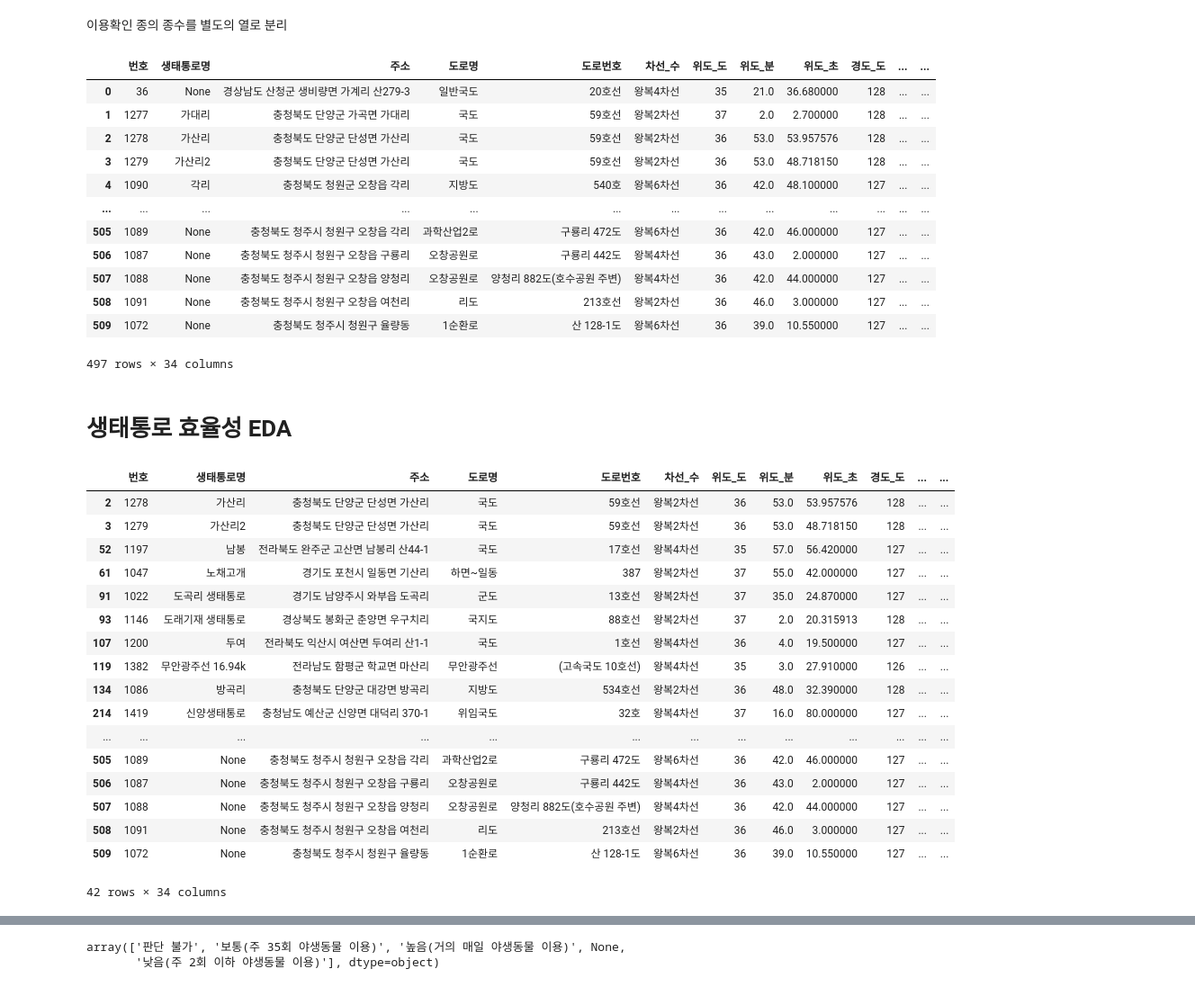
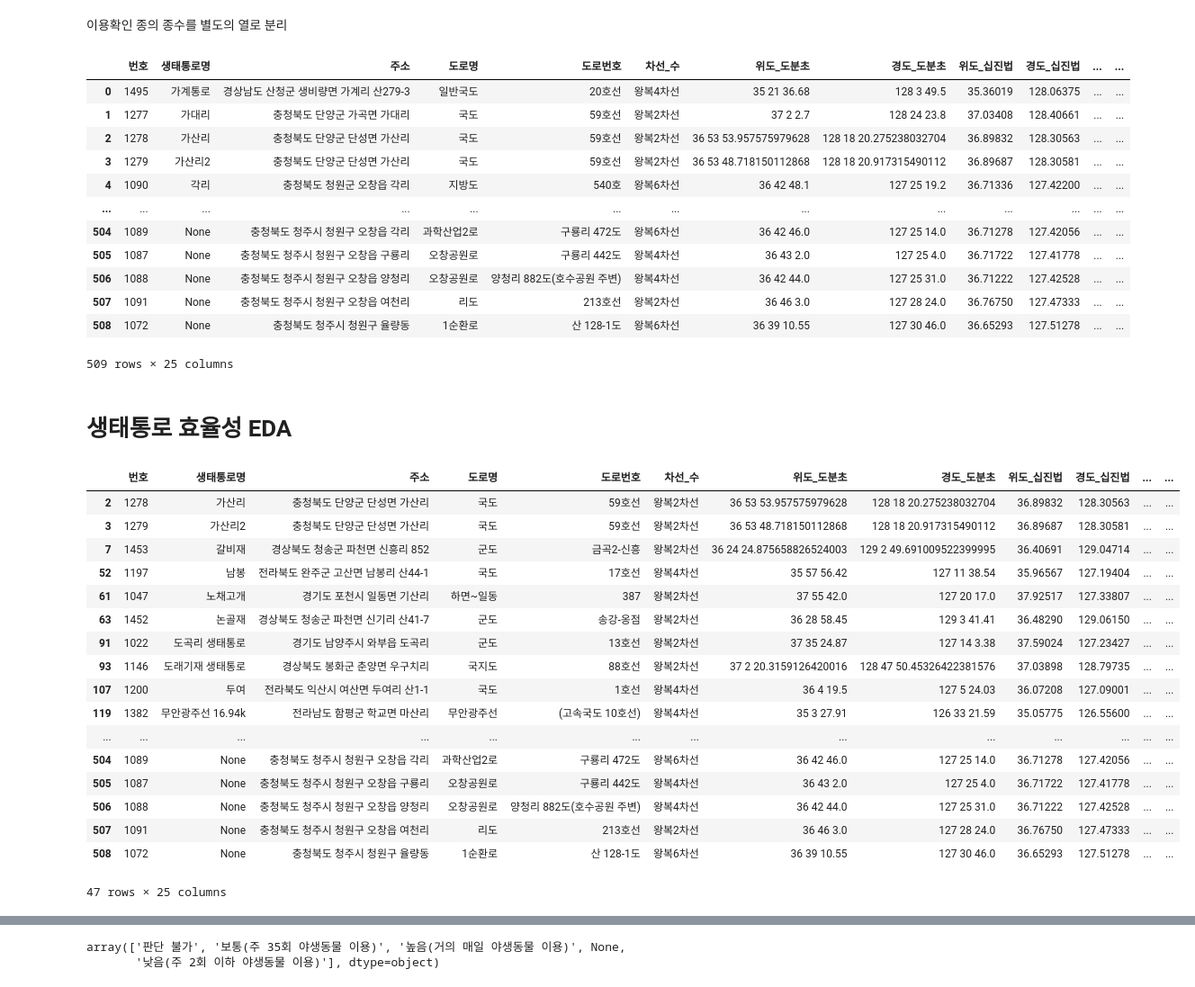
Before and after one commit to HKLeeeee/datacampus_dao, a Jupyter notebook: preprocessing/생태통로 정성지표 라벨링.ipynb, the cells around one changed output, grey strips where cells are left out. Shown at 90% size. Drawn from its saved outputs; the diff is of its cells as text; code cells hidden in the pictures.

```diff
--- a/preprocessing/생태통로 정성지표 라벨링.ipynb
+++ b/preprocessing/생태통로 정성지표 라벨링.ipynb
@@ -22,6 +23,6 @@ def load_data_from_rds(tabel_name):
   df = pd.read_sql(sql, db_connection)
   return df
 # %%
-df = load_data_from_rds('Re_Main_승현')
+df = load_data_from_rds('MainData_현수')
 df
 # %% [output]
@@ -84,7 +85,7 @@ col
 # %% [markdown]
 # 이용확인종 문자열 처리
 # %%
-monitored = df[col[-2]].to_list()
+monitored = df[col[-5]].to_list()
 # %%
 monitored = [x.split('\n') if x is not None else x for x in monitored]
 for i, m in enumerate(monitored):
@@ -96,6 +97,6 @@ print(monitored)
 # %% [output]
 [None, None, ['고라니', '멧돼지', '파충류'], ['고라니', '멧돼지', '파충류'], ['개', '고양이', '다람쥐'], ['고라니', '너구리', '멧돼지', '다람쥐'], None, ['고라니', '너구리', '멧돼지'], None, None, None, None, None, None, None, None, None, None, [ ...
 # %%
-df[col[-2]]=monitored
+df[col[-5]]=monitored
 df
 # %% [output]
@@ -115,42 +116,42 @@ df
 # %% [markdown]
 이용확인 종의 종수를 별도의 열로 분리
 # %%
-df['이용확인 종 수'] = [len(x) if x is not None else 0 for x in df[col[-2]]]
+df['이용확인 종 수'] = [len(x) if x is not None else 0 for x in df[col[-5]]]
 df
 # %% [output]
-|  | 번호 | 생태통로명 | 주소 | 도로명 | 도로번호 | 차선_수 | 위도_도 | 위도_분 | 위도_초 | 경도_도 | ... | ... |
-| 0 | 36 | None | 경상남도 산청군 생비량면 가계리 산279-3 | 일반국도 | 20호선 | 왕복4차선 | 35 | 21.0 | 36.680000 | 128 | ... | ... |
-| 1 | 1277 | 가대리 | 충청북도 단양군 가곡면 가대리 | 국도 | 59호선 | 왕복2차선 | 37 | 2.0 | 2.700000 | 128 | ... | ... |
-| 2 | 1278 | 가산리 | 충청북도 단양군 단성면 가산리 | 국도 | 59호선 | 왕복2차선 | 36 | 53.0 | 53.957576 | 128 | ... | ... |
-| 3 | 1279 | 가산리2 | 충청북도 단양군 단성면 가산리 | 국도 | 59호선 | 왕복2차선 | 36 | 53.0 | 48.718150 | 128 | ... | ... |
-| 4 | 1090 | 각리 | 충청북도 청원군 오창읍 각리 | 지방도 | 540호 | 왕복6차선 | 36 | 42.0 | 48.100000 | 127 | ... | ... |
+|  | 번호 | 생태통로명 | 주소 | 도로명 | 도로번호 | 차선_수 | 위도_도분초 | 경도_도분초 | 위도_십진법 | 경도_십진법 | ... | ... |
+| 0 | 1495 | 가계통로 | 경상남도 산청군 생비량면 가계리 산279-3 | 일반국도 | 20호선 | 왕복4차선 | 35 21 36.68 | 128 3 49.5 | 35.36019 | 128.06375 | ... | ... |
+| 1 | 1277 | 가대리 | 충청북도 단양군 가곡면 가대리 | 국도 | 59호선 | 왕복2차선 | 37 2 2.7 | 128 24 23.8 | 37.03408 | 128.40661 | ... | ... |
+| 2 | 1278 | 가산리 | 충청북도 단양군 단성면 가산리 | 국도 | 59호선 | 왕복2차선 | 36 53 53.957575979628 | 128 18 20.275238032704 | 36.89832 | 128.30563 | ... | ... |
+| 3 | 1279 | 가산리2 | 충청북도 단양군 단성면 가산리 | 국도 | 59호선 | 왕복2차선 | 36 53 48.718150112868 | 128 18 20.917315490112 | 36.89687 | 128.30581 | ... | ... |
+| 4 | 1090 | 각리 | 충청북도 청원군 오창읍 각리 | 지방도 | 540호 | 왕복6차선 | 36 42 48.1 | 127 25 19.2 | 36.71336 | 127.42200 | ... | ... |
 | ... | ... | ... | ... | ... | ... | ... | ... | ... | ... | ... | ... | ... |
-| 505 | 1089 | None | 충청북도 청주시 청원구 오창읍 각리 | 과학산업2로 | 구룡리 472도 | 왕복6차선 | 36 | 42.0 | 46.000000 | 127 | ... | ... |
-| 506 | 1087 | None | 충청북도 청주시 청원구 오창읍 구룡리 | 오창공원로 | 구룡리 442도 | 왕복4차선 | 36 | 43.0 | 2.000000 | 127 | ... | ... |
-| 507 | 1088 | None | 충청북도 청주시 청원구 오창읍 양청리 | 오창공원로 | 양청리 882도(호수공원 주변) | 왕복4차선 | 36 | 42.0 | 44.000000 | 127 | ... | ... |
-| 508 | 1091 | None | 충청북도 청주시 청원구 오창읍 여천리 | 리도 | 213호선 | 왕복2차선 | 36 | 46.0 | 3.000000 | 127 | ... | ... |
-| 509 | 1072 | None | 충청북도 청주시 청원구 율량동 | 1순환로 | 산 128-1도 | 왕복6차선 | 36 | 39.0 | 10.550000 | 127 | ... | ... |
+| 504 | 1089 | None | 충청북도 청주시 청원구 오창읍 각리 | 과학산업2로 | 구룡리 472도 | 왕복6차선 | 36 42 46.0 | 127 25 14.0 | 36.71278 | 127.42056 | ... | ... |
+| 505 | 1087 | None | 충청북도 청주시 청원구 오창읍 구룡리 | 오창공원로 | 구룡리 442도 | 왕복4차선 | 36 43 2.0 | 127 25 4.0 | 36.71722 | 127.41778 | ... | ... |
+| 506 | 1088 | None | 충청북도 청주시 청원구 오창읍 양청리 | 오창공원로 | 양청리 882도(호수공원 주변) | 왕복4차선 | 36 42 44.0 | 127 25 31.0 | 36.71222 | 127.42528 | ... | ... |
+| 507 | 1091 | None | 충청북도 청주시 청원구 오창읍 여천리 | 리도 | 213호선 | 왕복2차선 | 36 46 3.0 | 127 28 24.0 | 36.76750 | 127.47333 | ... | ... |
+| 508 | 1072 | None | 충청북도 청주시 청원구 율량동 | 1순환로 | 산 128-1도 | 왕복6차선 | 36 39 10.55 | 127 30 46.0 | 36.65293 | 127.51278 | ... | ... |
-497 rows × 34 columns
+509 rows × 25 columns
 # %% [markdown]
 # 생태통로 효율성 EDA
 # %%
-df[(df['생태통로효율성']=='판단 불가') & (df[col[-2]].notnull())]
+df[((df['생태통로효율성']=='판단 불가') | (df['생태통로효율성'].isnull())) & (df[col[-5]].notnull())]
 # %% [output]
-|  | 번호 | 생태통로명 | 주소 | 도로명 | 도로번호 | 차선_수 | 위도_도 | 위도_분 | 위도_초 | 경도_도 | ... | ... |
-| 2 | 1278 | 가산리 | 충청북도 단양군 단성면 가산리 | 국도 | 59호선 | 왕복2차선 | 36 | 53.0 | 53.957576 | 128 | ... | ... |
-| 3 | 1279 | 가산리2 | 충청북도 단양군 단성면 가산리 | 국도 | 59호선 | 왕복2차선 | 36 | 53.0 | 48.718150 | 128 | ... | ... |
-| 52 | 1197 | 남봉 | 전라북도 완주군 고산면 남봉리 산44-1 | 국도 | 17호선 | 왕복4차선 | 35 | 57.0 | 56.420000 | 127 | ... | ... |
-| 61 | 1047 | 노채고개 | 경기도 포천시 일동면 기산리 | 하면~일동 | 387 | 왕복2차선 | 37 | 55.0 | 42.000000 | 127 | ... | ... |
-| 91 | 1022 | 도곡리 생태통로 | 경기도 남양주시 와부읍 도곡리 | 군도 | 13호선 | 왕복2차선 | 37 | 35.0 | 24.870000 | 127 | ... | ... |
-| 93 | 1146 | 도래기재 생태통로 | 경상북도 봉화군 춘양면 우구치리 | 국지도 | 88호선 | 왕복2차선 | 37 | 2.0 | 20.315913 | 128 | ... | ... |
-| 107 | 1200 | 두여 | 전라북도 익산시 여산면 두여리 산1-1 | 국도 | 1호선 | 왕복4차선 | 36 | 4.0 | 19.500000 | 127 | ... | ... |
-| 119 | 1382 | 무안광주선 16.94k | 전라남도 함평군 학교면 마산리 | 무안광주선 | (고속국도 10호선) | 왕복4차선 | 35 | 3.0 | 27.910000 | 126 | ... | ... |
-| 134 | 1086 | 방곡리 | 충청북도 단양군 대강면 방곡리 | 지방도 | 534호선 | 왕복2차선 | 36 | 48.0 | 32.390000 | 128 | ... | ... |
-| 214 | 1419 | 신양생태통로 | 충청남도 예산군 신양면 대덕리 370-1 | 위임국도 | 32호 | 왕복4차선 | 37 | 16.0 | 80.000000 | 127 | ... | ... |
+|  | 번호 | 생태통로명 | 주소 | 도로명 | 도로번호 | 차선_수 | 위도_도분초 | 경도_도분초 | 위도_십진법 | 경도_십진법 | ... | ... |
+| 2 | 1278 | 가산리 | 충청북도 단양군 단성면 가산리 | 국도 | 59호선 | 왕복2차선 | 36 53 53.957575979628 | 128 18 20.275238032704 | 36.89832 | 128.30563 | ... | ... |
+| 3 | 1279 | 가산리2 | 충청북도 단양군 단성면 가산리 | 국도 | 59호선 | 왕복2차선 | 36 53 48.718150112868 | 128 18 20.917315490112 | 36.89687 | 128.30581 | ... | ... |
+| 7 | 1453 | 갈비재 | 경상북도 청송군 파천면 신흥리 852 | 군도 | 금곡2-신흥 | 왕복2차선 | 36 24 24.875658826524003 | 129 2 49.691009522399995 | 36.40691 | 129.04714 | ... | ... |
+| 52 | 1197 | 남봉 | 전라북도 완주군 고산면 남봉리 산44-1 | 국도 | 17호선 | 왕복4차선 | 35 57 56.42 | 127 11 38.54 | 35.96567 | 127.19404 | ... | ... |
+| 61 | 1047 | 노채고개 | 경기도 포천시 일동면 기산리 | 하면~일동 | 387 | 왕복2차선 | 37 55 42.0 | 127 20 17.0 | 37.92517 | 127.33807 | ... | ... |
+| 63 | 1452 | 논골재 | 경상북도 청송군 파천면 신기리 산41-7 | 군도 | 송강-옹점 | 왕복2차선 | 36 28 58.45 | 129 3 41.41 | 36.48290 | 129.06150 | ... | ... |
+| 91 | 1022 | 도곡리 생태통로 | 경기도 남양주시 와부읍 도곡리 | 군도 | 13호선 | 왕복2차선 | 37 35 24.87 | 127 14 3.38 | 37.59024 | 127.23427 | ... | ... |
+| 93 | 1146 | 도래기재 생태통로 | 경상북도 봉화군 춘양면 우구치리 | 국지도 | 88호선 | 왕복2차선 | 37 2 20.3159126420016 | 128 47 50.45326422381576 | 37.03898 | 128.79735 | ... | ... |
+| 107 | 1200 | 두여 | 전라북도 익산시 여산면 두여리 산1-1 | 국도 | 1호선 | 왕복4차선 | 36 4 19.5 | 127 5 24.03 | 36.07208 | 127.09001 | ... | ... |
+| 119 | 1382 | 무안광주선 16.94k | 전라남도 함평군 학교면 마산리 | 무안광주선 | (고속국도 10호선) | 왕복4차선 | 35 3 27.91 | 126 33 21.59 | 35.05775 | 126.55600 | ... | ... |
 | ... | ... | ... | ... | ... | ... | ... | ... | ... | ... | ... | ... | ... |
-| 505 | 1089 | None | 충청북도 청주시 청원구 오창읍 각리 | 과학산업2로 | 구룡리 472도 | 왕복6차선 | 36 | 42.0 | 46.000000 | 127 | ... | ... |
-| 506 | 1087 | None | 충청북도 청주시 청원구 오창읍 구룡리 | 오창공원로 | 구룡리 442도 | 왕복4차선 | 36 | 43.0 | 2.000000 | 127 | ... | ... |
-| 507 | 1088 | None | 충청북도 청주시 청원구 오창읍 양청리 | 오창공원로 | 양청리 882도(호수공원 주변) | 왕복4차선 | 36 | 42.0 | 44.000000 | 127 | ... | ... |
-| 508 | 1091 | None | 충청북도 청주시 청원구 오창읍 여천리 | 리도 | 213호선 | 왕복2차선 | 36 | 46.0 | 3.000000 | 127 | ... | ... |
-| 509 | 1072 | None | 충청북도 청주시 청원구 율량동 | 1순환로 | 산 128-1도 | 왕복6차선 | 36 | 39.0 | 10.550000 | 127 | ... | ... |
+| 504 | 1089 | None | 충청북도 청주시 청원구 오창읍 각리 | 과학산업2로 | 구룡리 472도 | 왕복6차선 | 36 42 46.0 | 127 25 14.0 | 36.71278 | 127.42056 | ... | ... |
+| 505 | 1087 | None | 충청북도 청주시 청원구 오창읍 구룡리 | 오창공원로 | 구룡리 442도 | 왕복4차선 | 36 43 2.0 | 127 25 4.0 | 36.71722 | 127.41778 | ... | ... |
+| 506 | 1088 | None | 충청북도 청주시 청원구 오창읍 양청리 | 오창공원로 | 양청리 882도(호수공원 주변) | 왕복4차선 | 36 42 44.0 | 127 25 31.0 | 36.71222 | 127.42528 | ... | ... |
+| 507 | 1091 | None | 충청북도 청주시 청원구 오창읍 여천리 | 리도 | 213호선 | 왕복2차선 | 36 46 3.0 | 127 28 24.0 | 36.76750 | 127.47333 | ... | ... |
+| 508 | 1072 | None | 충청북도 청주시 청원구 율량동 | 1순환로 | 산 128-1도 | 왕복6차선 | 36 39 10.55 | 127 30 46.0 | 36.65293 | 127.51278 | ... | ... |
-42 rows × 34 columns
+47 rows × 25 columns
```
Also changed, not shown: parts of 33 cells of this notebook, 2 other files.
